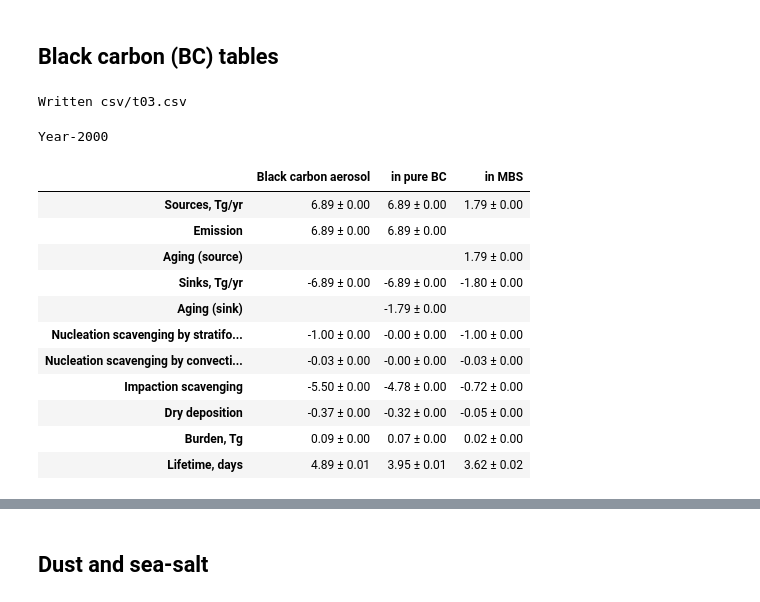
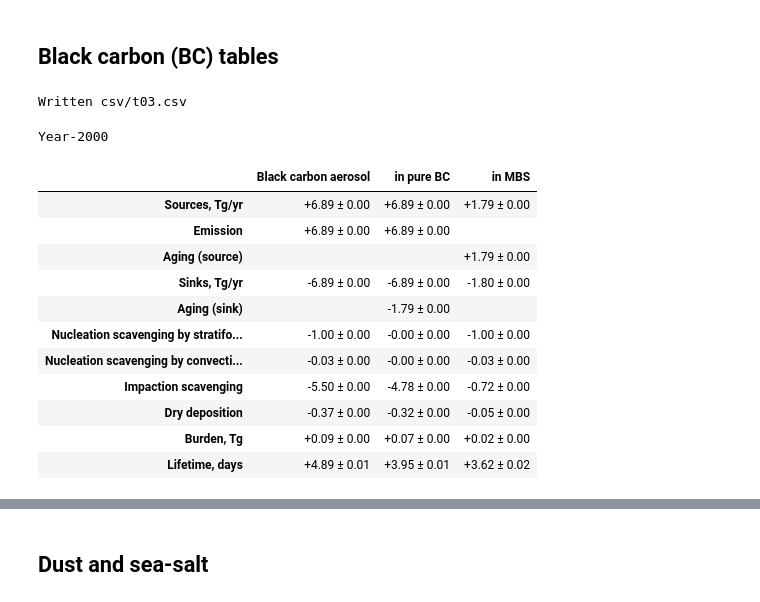
Before and after one commit to grandey/p17c-marc-comparison, a Jupyter notebook: analysis_draft2017b/budget_tables_draft2017b.ipynb, the cells around one changed output, grey strips where cells are left out. Saved outputs shown, nothing was run; the diff lists cells and outputs as text; code cells hidden in the pictures.

```diff
--- a/analysis_draft2017b/budget_tables_draft2017b.ipynb
+++ b/analysis_draft2017b/budget_tables_draft2017b.ipynb
@@ -419,45 +423,46 @@ Year-1850
 # %%
 # Year-2000
 # BC columns
 bc_cols = ['tBC', 'BC', 'BIM',]
 # Extract BC data
 bc_mean_2000_df = mean_2000_df[bc_cols]
 bc_error_2000_df = error_2000_df[bc_cols]
 # Drop rows with no data
 bc_mean_2000_df = bc_mean_2000_df.dropna(how='all')
 bc_error_2000_df = bc_error_2000_df.dropna(how='all')
 # Convert values to strings
-bc_mean_2000_df = bc_mean_2000_df.applymap(lambda x: '%.2f' % x)
+bc_mean_2000_df = bc_mean_2000_df.applymap(lambda x: '%+.2f' % x)
 bc_error_2000_df = bc_error_2000_df.applymap(lambda x: '%.2f' % x)
 # Combine mean and standard error strings
 bc_2000_df = bc_mean_2000_df + ' ± ' + bc_error_2000_df
 # Replace 'nan ± nan' with ''
 bc_2000_df = bc_2000_df.replace('nan ± nan', '')
+bc_2000_df = bc_2000_df.replace('+nan ± nan', '')
 # Rename columns
 bc_2000_df = bc_2000_df.rename(index=str, columns={'tBC': 'Black carbon aerosol',
                                                    'BC': 'in pure BC',
                                                    'BIM': 'in MBS'})
 # Save to CSV
 out_filename = 'csv/t03.csv'
 bc_2000_df.to_csv(out_filename)
 print('Written {}'.format(out_filename))
 # Display
 bc_2000_df.style.set_caption('Year-2000')
 # %% [output]
 Written csv/t03.csv
 Year-2000
 |  | Black carbon aerosol | in pure BC | in MBS |
-| Sources, Tg/yr | 6.89 ± 0.00 | 6.89 ± 0.00 | 1.79 ± 0.00 |
-| Emission | 6.89 ± 0.00 | 6.89 ± 0.00 |  |
-| Aging (source) |  |  | 1.79 ± 0.00 |
+| Sources, Tg/yr | +6.89 ± 0.00 | +6.89 ± 0.00 | +1.79 ± 0.00 |
+| Emission | +6.89 ± 0.00 | +6.89 ± 0.00 |  |
+| Aging (source) |  |  | +1.79 ± 0.00 |
 | Sinks, Tg/yr | -6.89 ± 0.00 | -6.89 ± 0.00 | -1.80 ± 0.00 |
 | Aging (sink) |  | -1.79 ± 0.00 |  |
 | Nucleation scavenging by stratifo... | -1.00 ± 0.00 | -0.00 ± 0.00 | -1.00 ± 0.00 |
 | Nucleation scavenging by convecti... | -0.03 ± 0.00 | -0.00 ± 0.00 | -0.03 ± 0.00 |
 | Impaction scavenging | -5.50 ± 0.00 | -4.78 ± 0.00 | -0.72 ± 0.00 |
 | Dry deposition | -0.37 ± 0.00 | -0.32 ± 0.00 | -0.05 ± 0.00 |
-| Burden, Tg | 0.09 ± 0.00 | 0.07 ± 0.00 | 0.02 ± 0.00 |
-| Lifetime, days | 4.89 ± 0.01 | 3.95 ± 0.01 | 3.62 ± 0.02 |
+| Burden, Tg | +0.09 ± 0.00 | +0.07 ± 0.00 | +0.02 ± 0.00 |
+| Lifetime, days | +4.89 ± 0.01 | +3.95 ± 0.01 | +3.62 ± 0.02 |
 # %%
 # Year-1850
 # BC columns
```
Also changed, not shown: parts of 10 cells of this notebook, 8 other files.
